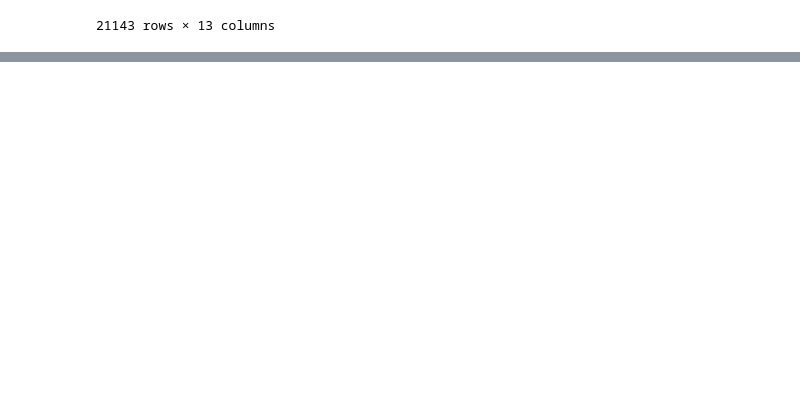
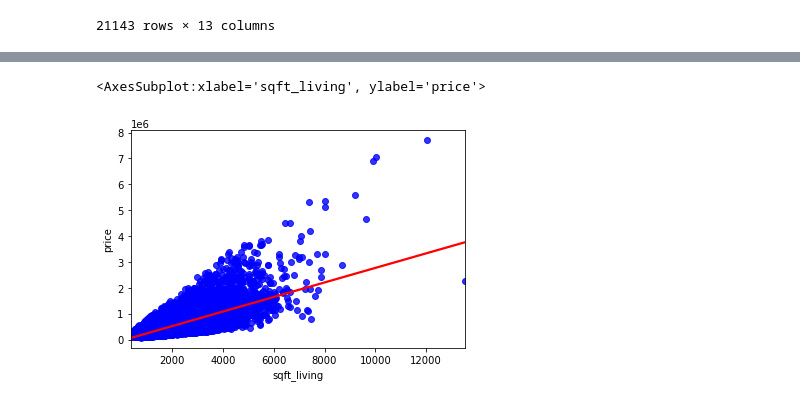
Before and after one commit to hgcostello/Phase2-Project, a Jupyter notebook: hgc_working_notebook.ipynb, the cells around one changed output, grey strips where cells are left out. Drawn from its saved outputs; the diff is of its cells as text; code cells hidden in the pictures; blank space fills up the shorter version.

```diff
--- a/hgc_working_notebook.ipynb
+++ b/hgc_working_notebook.ipynb
@@ -420,0 +464,4 @@ sns.barplot( y = weights[1::].index, x = weights[1::].values)
+# %%
+y_axis = y
+x_axis = x_temp['sqft_living']
+y
@@ -420,0 +496,5 @@ sns.barplot( y = weights[1::].index, x = weights[1::].values)
+# %%
+sns.regplot(x_axis, y_axis, ci=None,scatter_kws={"color": "blue"}, line_kws={"color": "red"})
+# %% [output]
+<AxesSubplot:xlabel='sqft_living', ylabel='price'>
+[figure, added]
```
Also changed, not shown: parts of 13 cells of this notebook.
